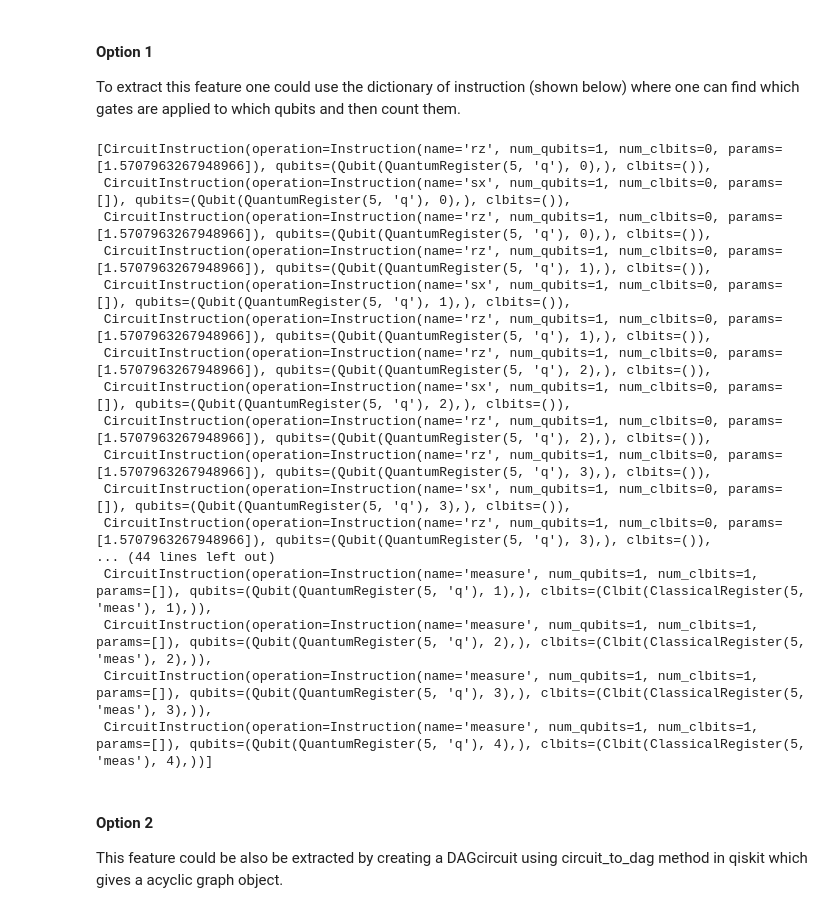
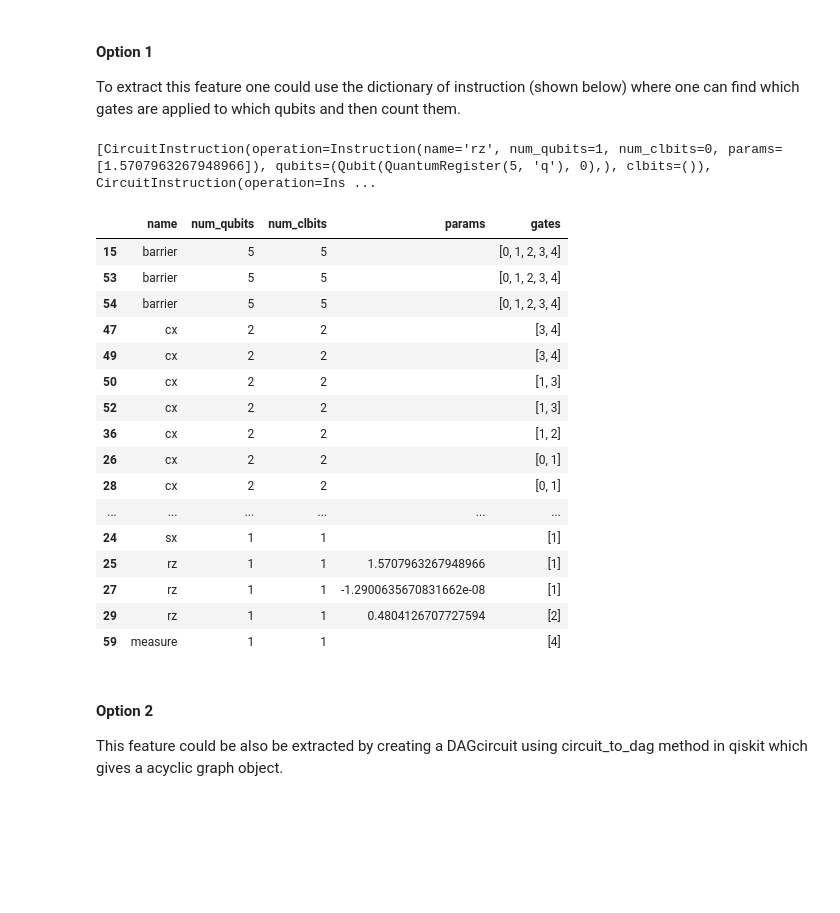
Before and after one commit to prachisharma21/ML_4_QEM, a Jupyter notebook: VQE_sample_circuit.ipynb, the cells around one changed output. Drawn from its saved outputs; the diff is of its cells as text; code cells hidden in the pictures; blank space fills up the shorter version.

Commit message:
extracted data into a dataframe

```diff
--- a/VQE_sample_circuit.ipynb
+++ b/VQE_sample_circuit.ipynb
@@ -145,27 +145,69 @@ Count the number of gates applied in the circuit as a ordered dictionary: Ordere
 
 To extract this feature one could use the dictionary of instruction (shown below) where one can find which gates are applied to which qubits and then count them.
 # %%
-circuits_vqe_w_meas[0].__dict__["_data"]
-
+instr = circuits_vqe_w_meas[0].__dict__["_data"]
+#print(instr[0])
+print(instr)
 # The above show which gate is applied on which qubit in the circuits.
 # %% [output]
-[CircuitInstruction(operation=Instruction(name='rz', num_qubits=1, num_clbits=0, params=[1.5707963267948966]), qubits=(Qubit(QuantumRegister(5, 'q'), 0),), clbits=()),
- CircuitInstruction(operation=Instruction(name='sx', num_qubits=1, num_clbits=0, params=[]), qubits=(Qubit(QuantumRegister(5, 'q'), 0),), clbits=()),
- CircuitInstruction(operation=Instruction(name='rz', num_qubits=1, num_clbits=0, params=[1.5707963267948966]), qubits=(Qubit(QuantumRegister(5, 'q'), 0),), clbits=()),
- CircuitInstruction(operation=Instruction(name='rz', num_qubits=1, num_clbits=0, params=[1.5707963267948966]), qubits=(Qubit(QuantumRegister(5, 'q'), 1),), clbits=()),
- CircuitInstruction(operation=Instruction(name='sx', num_qubits=1, num_clbits=0, params=[]), qubits=(Qubit(QuantumRegister(5, 'q'), 1),), clbits=()),
- CircuitInstruction(operation=Instruction(name='rz', num_qubits=1, num_clbits=0, params=[1.5707963267948966]), qubits=(Qubit(QuantumRegister(5, 'q'), 1),), clbits=()),
- CircuitInstruction(operation=Instruction(name='rz', num_qubits=1, num_clbits=0, params=[1.5707963267948966]), qubits=(Qubit(QuantumRegister(5, 'q'), 2),), clbits=()),
- CircuitInstruction(operation=Instruction(name='sx', num_qubits=1, num_clbits=0, params=[]), qubits=(Qubit(QuantumRegister(5, 'q'), 2),), clbits=()),
- CircuitInstruction(operation=Instruction(name='rz', num_qubits=1, num_clbits=0, params=[1.5707963267948966]), qubits=(Qubit(QuantumRegister(5, 'q'), 2),), clbits=()),
- CircuitInstruction(operation=Instruction(name='rz', num_qubits=1, num_clbits=0, params=[1.5707963267948966]), qubits=(Qubit(QuantumRegister(5, 'q'), 3),), clbits=()),
- CircuitInstruction(operation=Instruction(name='sx', num_qubits=1, num_clbits=0, params=[]), qubits=(Qubit(QuantumRegister(5, 'q'), 3),), clbits=()),
- CircuitInstruction(operation=Instruction(name='rz', num_qubits=1, num_clbits=0, params=[1.5707963267948966]), qubits=(Qubit(QuantumRegister(5, 'q'), 3),), clbits=()),
-... (44 lines left out)
- CircuitInstruction(operation=Instruction(name='measure', num_qubits=1, num_clbits=1, params=[]), qubits=(Qubit(QuantumRegister(5, 'q'), 1),), clbits=(Clbit(ClassicalRegister(5, 'meas'), 1),)),
- CircuitInstruction(operation=Instruction(name='measure', num_qubits=1, num_clbits=1, params=[]), qubits=(Qubit(QuantumRegister(5, 'q'), 2),), clbits=(Clbit(ClassicalRegister(5, 'meas'), 2),)),
- CircuitInstruction(operation=Instruction(name='measure', num_qubits=1, num_clbits=1, params=[]), qubits=(Qubit(QuantumRegister(5, 'q'), 3),), clbits=(Clbit(ClassicalRegister(5, 'meas'), 3),)),
- CircuitInstruction(operation=Instruction(name='measure', num_qubits=1, num_clbits=1, params=[]), qubits=(Qubit(QuantumRegister(5, 'q'), 4),), clbits=(Clbit(ClassicalRegister(5, 'meas'), 4),))]
+[CircuitInstruction(operation=Instruction(name='rz', num_qubits=1, num_clbits=0, params=[1.5707963267948966]), qubits=(Qubit(QuantumRegister(5, 'q'), 0),), clbits=()), CircuitInstruction(operation=Ins ...
+# %%
+import pandas as pd
+import re
+
+qubits = str(circuits_vqe_w_meas[0].data)
+#print(qubits)
+
+# Split input_string before each "CircuitInstruction"
+instructions = qubits.split("CircuitInstruction")
+
+# Remove the empty string at the beginning (resulting from the initial split)
+instructions = instructions[1:]
+
+#patterns to get different values from datastring
+pattern_nq = r"num_qubits=(\d+)"
+pattern_nc = r"num_clbits=(\d+)"
+pattern_n = r"name='(\w+)'"
+pattern_p = r"params=\[(.*?)\]"
+pattern_gates = r"Qubit\(QuantumRegister\(5, 'q'\), (\d+)\)"
+#pattern_clb = r'clbits=\(\)\)' -> possibly clbits relevant?
+
+# Extracted numbers
+# find all values and store them in array to build df
+numbers = [int(match) for match in re.findall(pattern_nq, qubits)]
+clbits = [int(match_cl) for match_cl in re.findall(pattern_nq, qubits)]
+name = [match_name for match_name in re.findall(pattern_n, qubits)]
+params = [match_p for match_p in re.findall(pattern_p, qubits)]
+
+# loop over all Instructions to get per instruction a list of used qubits
+gates_all = []
+for instr in enumerate(instructions):
+    gates = [match_gates for match_gates in re.findall(pattern_gates, str(instr))]
+    gates_all.append(gates)
+
+
+#create new df to show parameters
+df_new =pd.DataFrame({'name': name, 'num_qubits': numbers, 'num_clbits': clbits, 'params': params, 'gates': gates_all})
+df_new = df_new.sort_values(by='num_qubits', ascending=False)
+df_new
+# %% [output]
+|  | name | num_qubits | num_clbits | params | gates |
+| 15 | barrier | 5 | 5 |  | [0, 1, 2, 3, 4] |
+| 53 | barrier | 5 | 5 |  | [0, 1, 2, 3, 4] |
+| 54 | barrier | 5 | 5 |  | [0, 1, 2, 3, 4] |
+| 47 | cx | 2 | 2 |  | [3, 4] |
+| 49 | cx | 2 | 2 |  | [3, 4] |
+| 50 | cx | 2 | 2 |  | [1, 3] |
+| 52 | cx | 2 | 2 |  | [1, 3] |
+| 36 | cx | 2 | 2 |  | [1, 2] |
+| 26 | cx | 2 | 2 |  | [0, 1] |
+| 28 | cx | 2 | 2 |  | [0, 1] |
+| ... | ... | ... | ... | ... | ... |
+| 24 | sx | 1 | 1 |  | [1] |
+| 25 | rz | 1 | 1 | 1.5707963267948966 | [1] |
+| 27 | rz | 1 | 1 | -1.2900635670831662e-08 | [1] |
+| 29 | rz | 1 | 1 | 0.4804126707727594 | [2] |
+| 59 | measure | 1 | 1 |  | [4] |
 # %% [markdown]
 #### Option 2
 This feature could be also be extracted by creating a DAGcircuit using circuit_to_dag method in qiskit which gives a acyclic graph object.
```
Also changed, not shown: parts of 8 cells of this notebook, 1 other file.
